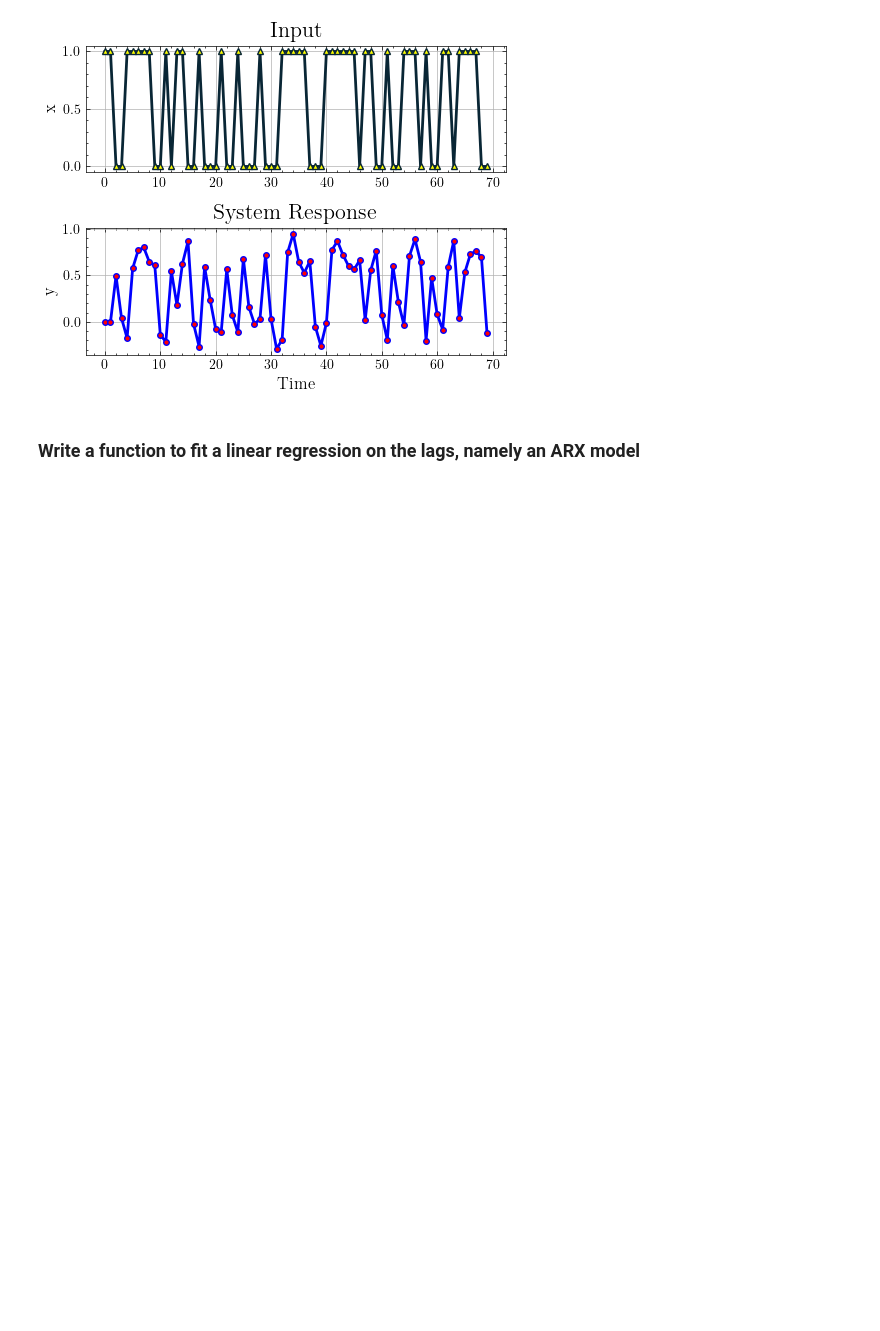
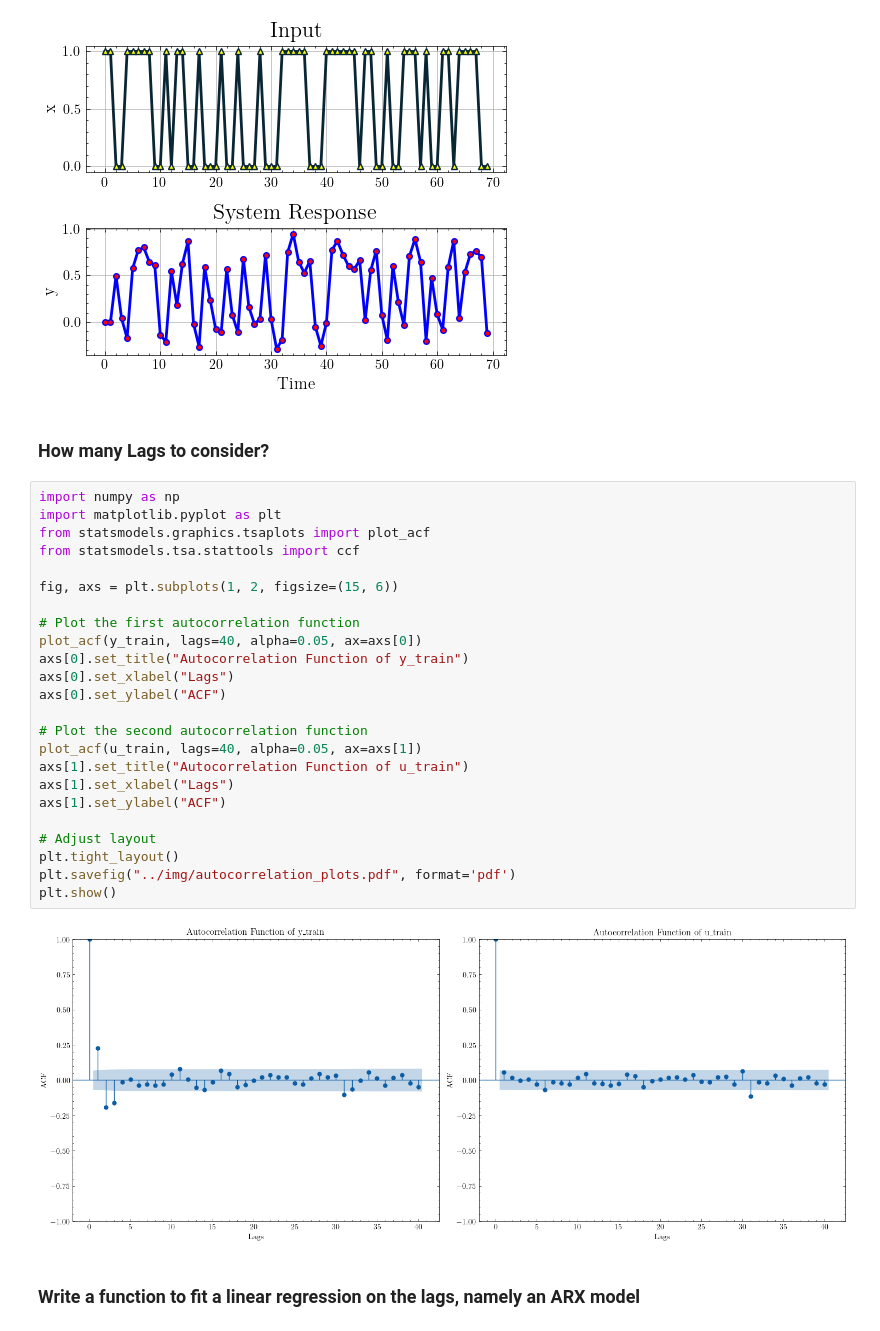
Before and after one commit to DTU-Teaching/Industrial-IoT-For-Digitization-Of-Electronic-Assets-2024, a Jupyter notebook: Module 3/code/Build an ARX model.ipynb, the cells around one changed output. Drawn from its saved outputs; the diff is of its cells as text; blank space fills up the shorter version.

```diff
--- a/Module 3/code/Build an ARX model.ipynb
+++ b/Module 3/code/Build an ARX model.ipynb
@@ -71,6 +71,34 @@ plt.savefig('../img/response.pdf', format='pdf')
 plt.show()
 # %% [output]
 [figure]
+# %% [markdown]
+### How many Lags to consider?
+# %%
+import numpy as np
+import matplotlib.pyplot as plt
+from statsmodels.graphics.tsaplots import plot_acf
+from statsmodels.tsa.stattools import ccf
+
+fig, axs = plt.subplots(1, 2, figsize=(15, 6))
+
+# Plot the first autocorrelation function
+plot_acf(y_train, lags=40, alpha=0.05, ax=axs[0])
+axs[0].set_title("Autocorrelation Function of y_train")
+axs[0].set_xlabel("Lags")
+axs[0].set_ylabel("ACF")
+
+# Plot the second autocorrelation function
+plot_acf(u_train, lags=40, alpha=0.05, ax=axs[1])
+axs[1].set_title("Autocorrelation Function of u_train")
+axs[1].set_xlabel("Lags")
+axs[1].set_ylabel("ACF")
+
+# Adjust layout
+plt.tight_layout()
+plt.savefig("../img/autocorrelation_plots.pdf", format='pdf')
+plt.show()
+# %% [output]
+[figure, added]
 # %% [markdown]
 ### Write a function to fit a linear regression on the lags, namely an ARX model
 # %%
```
Also changed, not shown: parts of 1 cell of this notebook.
